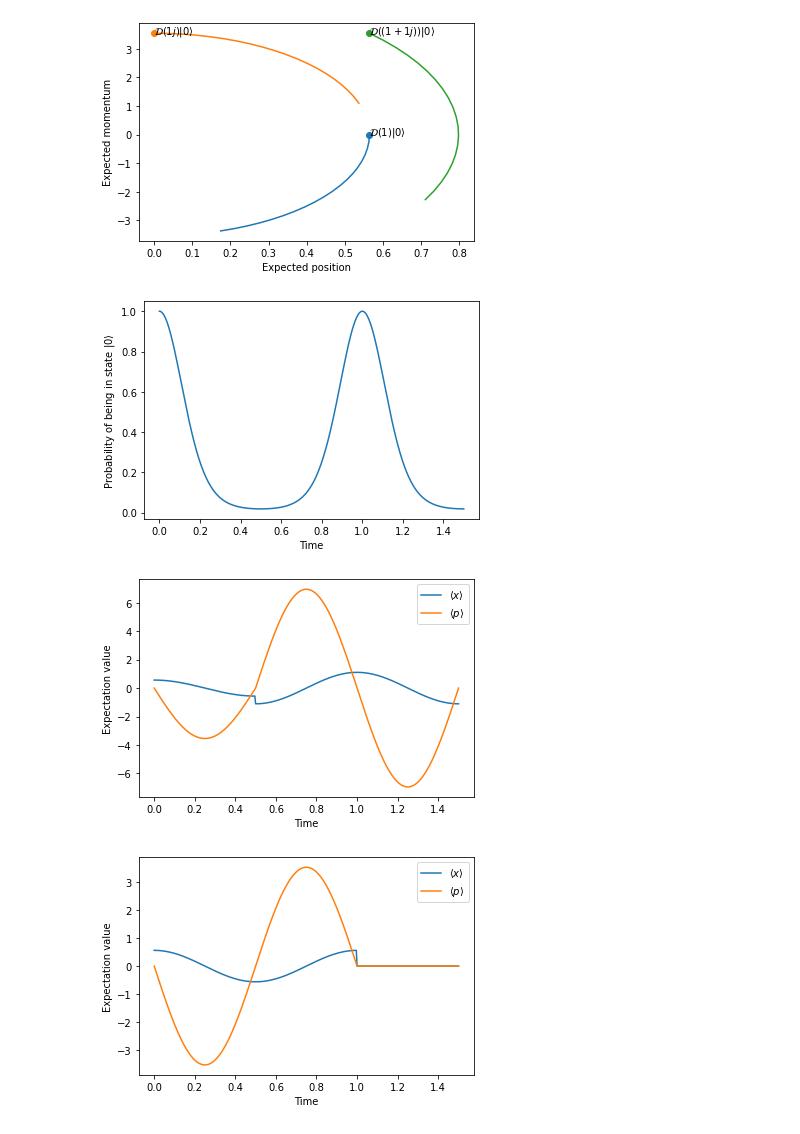
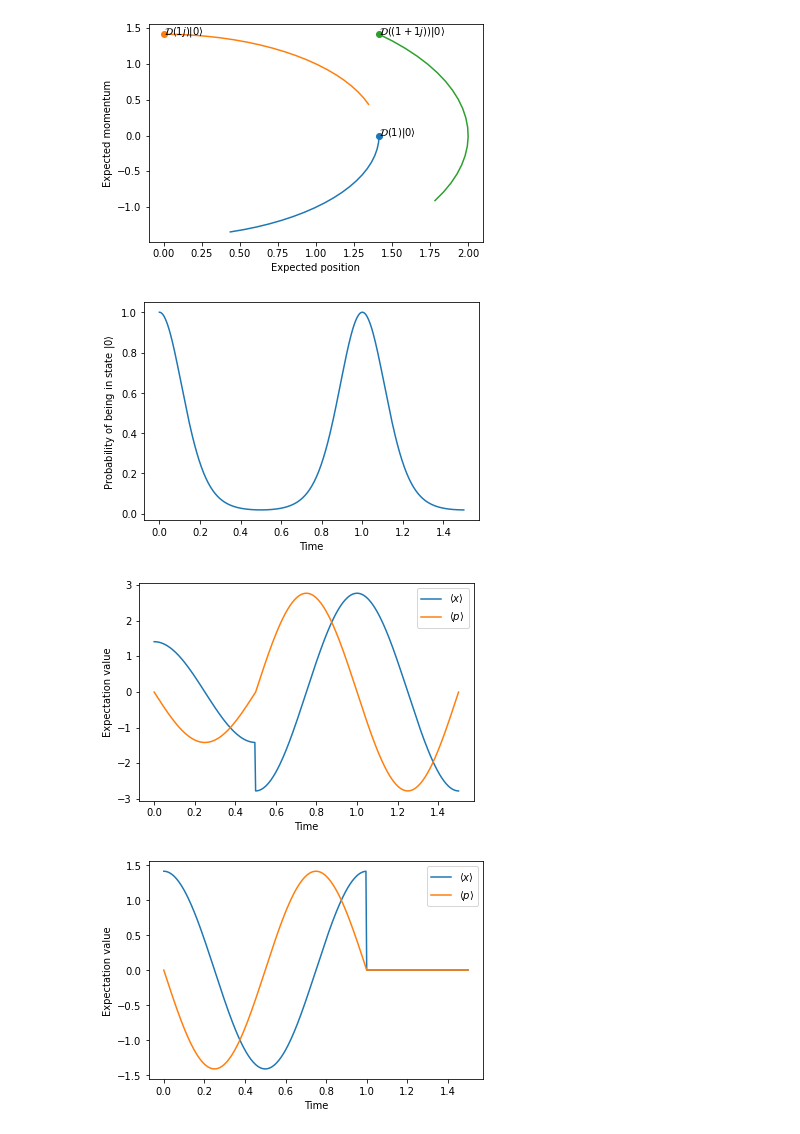
Before and after one commit to nathansolomon1678/notes, a Jupyter notebook: PHYSICS245/hw5/notebook.ipynb, the cells around one changed output. Drawn from its saved outputs; the diff is of its cells as text; code cells hidden in the pictures.

```diff
--- a/PHYSICS245/hw5/notebook.ipynb
+++ b/PHYSICS245/hw5/notebook.ipynb
@@ -9,74 +9,66 @@ m = 1
 omega = 2 * np.pi
 hbar = 1
 
-a = qt.destroy(N)
-x = np.sqrt(hbar / 2 / m / omega) * (a + a.dag())
-p = (-1j) * np.sqrt(hbar * m * omega / 2) * (a - a.dag())
-
 for alpha in [1, 1j, 1+1j]:
     Psi = qt.coherent(N, alpha)
-    expected_x = qt.expect(x, Psi)
-    expected_p = qt.expect(p, Psi)
-    plt.scatter(expected_x, expected_p)
-    plt.annotate(f"$\\mathcal {{ D }} ({alpha})| 0 \\rangle$", [expected_x, expected_p])
+    x = qt.expect(qt.position(N), Psi)
+    p = qt.expect(qt.momentum(N), Psi)
+    plt.scatter(x, p)
+    plt.annotate(f"$\\mathcal {{ D }} ({alpha})| 0 \\rangle$", [x, p])
 # Don't call plt.show() yet, because we want to see how these states change in time
 
 def U(t):
     return (-1j * omega * t * (qt.num(N) + qt.qeye(N) / 2)).expm()
 
 for alpha in [1, 1j, 1+1j]:
-    expected_x = []
-    expected_p = []
+    x = []
+    p = []
     for t in np.linspace(0, 0.2, 20):
         Psi = U(t) * qt.coherent(N, alpha)
-        expected_x.append(qt.expect(x, Psi))
-        expected_p.append(qt.expect(p, Psi))
-    plt.plot(expected_x, expected_p)
+        x.append(qt.expect(qt.position(N), Psi))
+        p.append(qt.expect(qt.momentum(N), Psi))
+    plt.plot(x, p)
 plt.xlabel("Expected position")
 plt.ylabel("Expected momentum")
 plt.show()
 # %% [output]
-[figure, old version]
+[figure, new version]
 # %%
 # Problem 3
 N = 10
 m = 1
 omega = 2 * np.pi
 hbar = 1
 
-a = qt.destroy(N)
-x = np.sqrt(hbar / 2 / m / omega) * (a + a.dag())
-p = -1j * np.sqrt(hbar * m * omega / 2) * (a - a.dag())
 H = hbar * omega * (qt.num(N) + qt.qeye(N) / 2)
-
 Psi = qt.coherent(N, 1)
 
 def U(t, t_w):
     if t < t_w:
         return (-1j*H*t/hbar).expm()
     return (-1j*H*(t-t_w)/hbar).expm() * qt.displace(N,-1) * (-1j*H*t_w/hbar).expm()
 
 times = np.linspace(0, 1.5, 400)
 probabilities = [qt.expect(qt.basis(N, 0).proj(), U(t_w, t_w) * Psi) for t_w in times]
 plt.plot(times, probabilities)
 plt.xlabel("Time")
 plt.ylabel("Probability of being in state $|0\\rangle$")
 plt.show()
 
 def plot(t_w):
     states = [U(t, t_w) * Psi for t in times]
-    positions = [qt.expect(x, state) for state in states]
-    momenta = [qt.expect(p, state) for state in states]
+    x = [qt.expect(qt.position(N), state) for state in states]
+    p = [qt.expect(qt.momentum(N), state) for state in states]
     plt.xlabel("Time")
     plt.ylabel("Expectation value")
-    plt.plot(times, positions, label = "$\\langle x \\rangle$")
-    plt.plot(times, momenta, label = "$\\langle p \\rangle$")
+    plt.plot(times, x, label = "$\\langle x \\rangle$")
+    plt.plot(times, p, label = "$\\langle p \\rangle$")
     plt.legend()
     plt.show()
 
 plot(0.5)
 plot(1)
 # %% [output]
 [figure]
-[figure, old version]
+[figure, new version]
-[figure, old version]
+[figure, new version]
```
Also changed, not shown: 8 other files.
